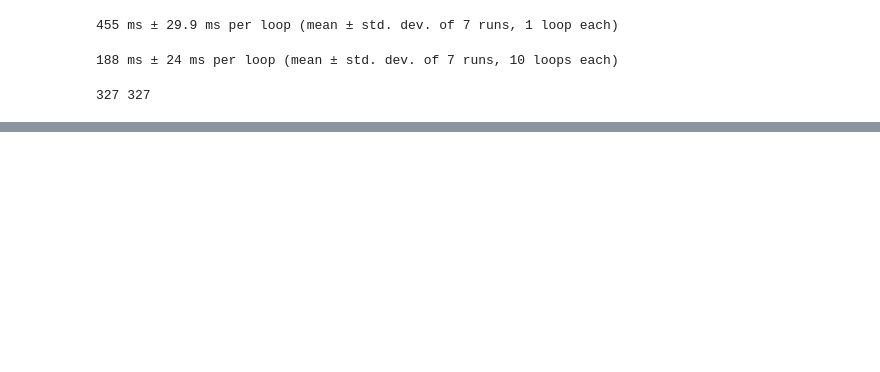
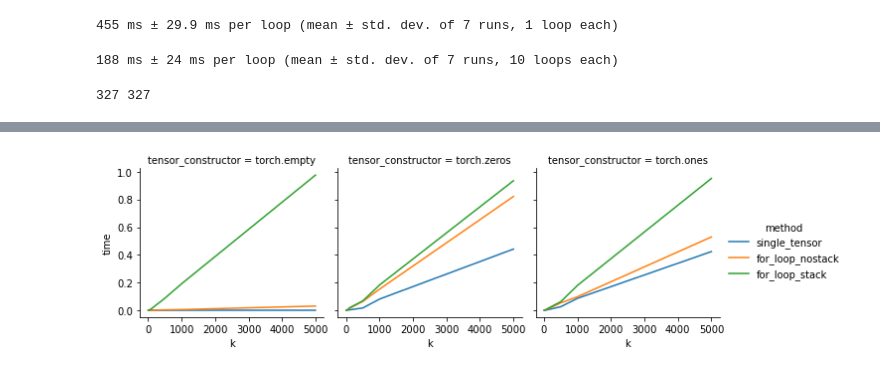
Before and after one commit to bjuncek/video_reader_benchmark, a Jupyter notebook: API_Explore.ipynb, the cells around one changed output, grey strips where cells are left out. Cells and saved outputs as stored; diff of their text form; code cells hidden in the pictures; blank space fills up the shorter version.

```diff
--- a/API_Explore.ipynb
+++ b/API_Explore.ipynb
@@ -55,0 +93,11 @@ correct/len(images_cv2)
+# %%
+df_e = pd.read_csv("torch_empty_speed.csv")
+df_e["tensor_constructor"] = "torch.empty"
+df_z = pd.read_csv("torch_zeros_speed.csv")
+df_z["tensor_constructor"] = "torch.zeros"
+df_o = pd.read_csv("torch_ones_speed.csv")
+df_o["tensor_constructor"] = "torch.ones"
+
+
+df = pd.concat([df_e, df_z, df_o])
+df.head()
@@ -55,0 +111,5 @@ correct/len(images_cv2)
+# %%
+g = sns.FacetGrid(df, col="tensor_constructor", col_wrap=3, hue="method")
+g = g.map(plt.plot, "k", "time").add_legend()
+# %% [output]
+[figure, added]
```
Also changed, not shown: parts of 14 cells of this notebook, 2 other files.
